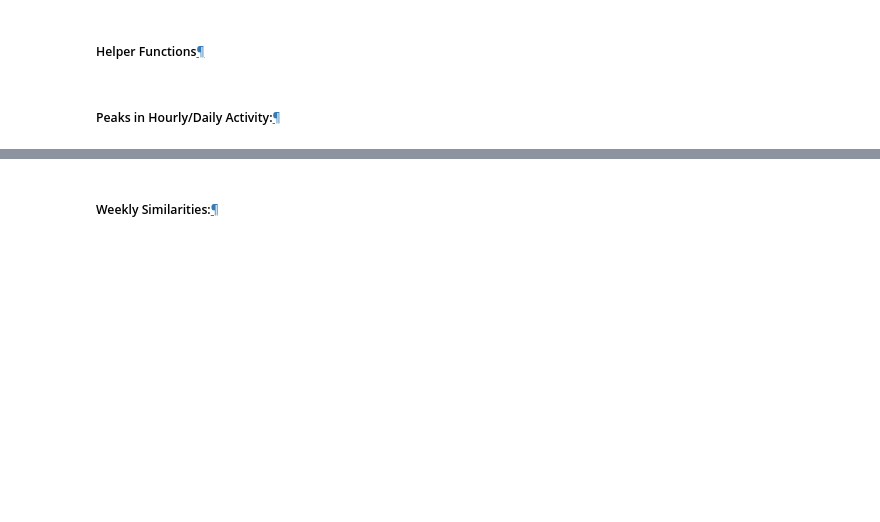
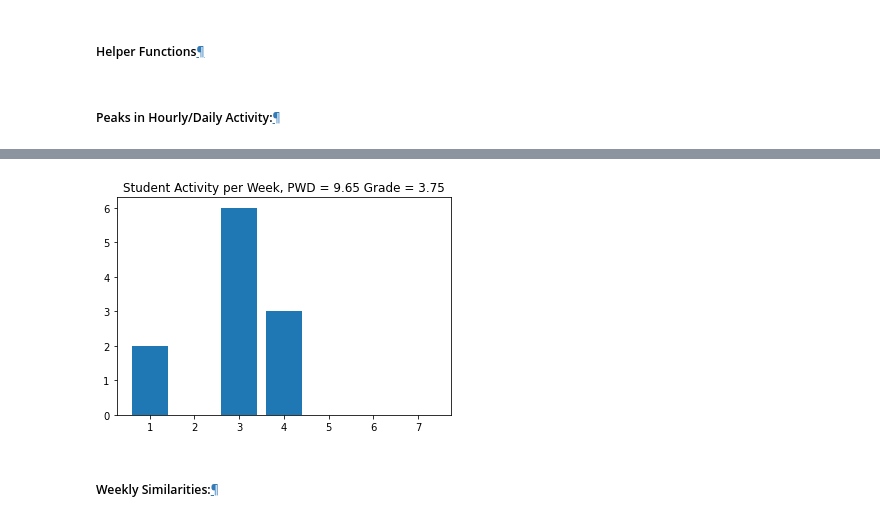
Before and after one commit to epfl-ml4ed/flipped-classroom, a Jupyter notebook: notebooks/student_project.ipynb, the cells around one changed output, grey strips where cells are left out. Drawn from its saved outputs; the diff is of its cells as text; code cells hidden in the pictures; blank space fills up the shorter version.

```diff
--- a/notebooks/student_project.ipynb
+++ b/notebooks/student_project.ipynb
@@ -325,7 +374,7 @@ def plot_weekly_activity(X):
     T, Lw = get_time(student)
     PWDs = "{:.2f}".format(PDH(Lw*7, T))
     grade = list(student['Final.Grade'])[0]
-
-    plt.bar(np.arange(1, 8), weekly_activity(Lw, T))
+    week_activity = weekly_activity(Lw, T)
+    plt.bar(np.arange(1, 8), week_activity)
     plt.title("Student Activity per Week, PWD = " + PWDs + " Grade = " + str(grade))
 # %%
@@ -334,6 +387,8 @@ plot_hourly_activity(preprocess(df))
 # %%
 
-plot_weekly_activity(preprocess(df))
+plot_weekly_activity(preprocess_df)
+# %% [output]
+[figure, added]
 # %% [markdown]
 
 <h5 id="Weekly-Similarities:">Weekly Similarities:<a class="anchor-link" href="#Weekly-Similarities:">¶</a></h5>
```
Also changed, not shown: parts of 45 cells of this notebook, 2 other files.
